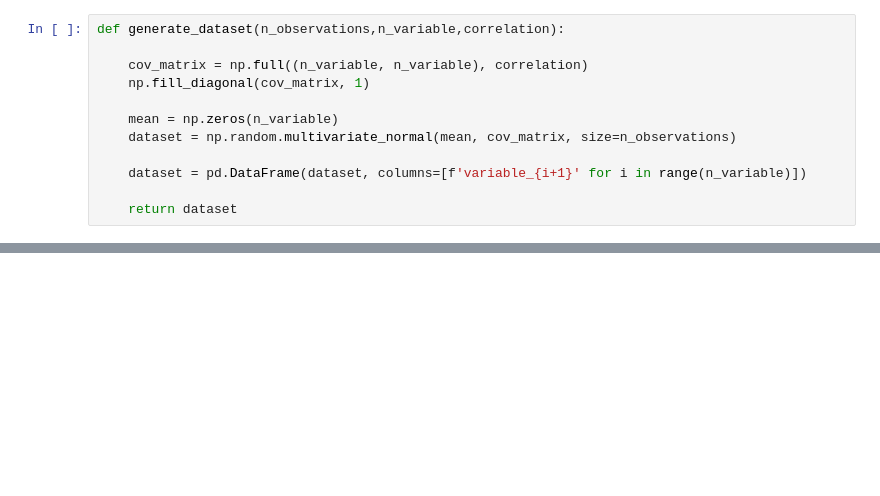
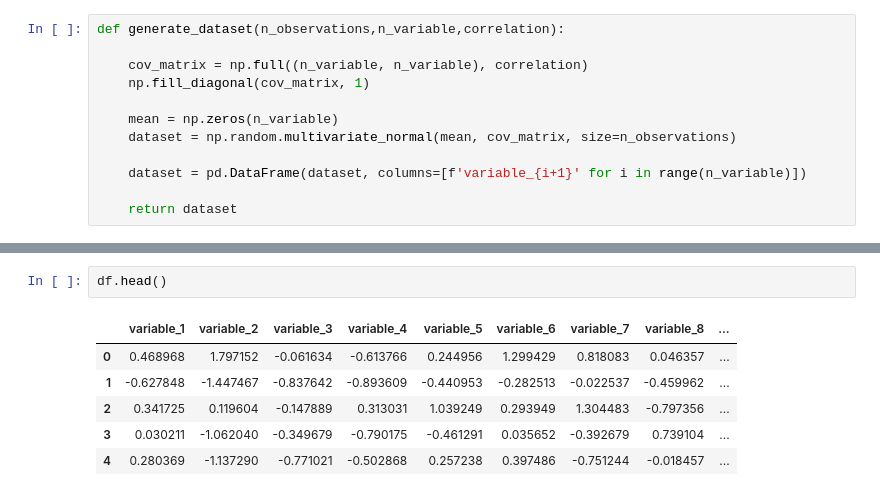
Before and after one commit to depa-tto/Thesis, a Jupyter notebook: attempt.ipynb, the cells around one changed output, grey strips where cells are left out. Cells and saved outputs as stored; diff of their text form; blank space fills up the shorter version.

```diff
--- a/attempt.ipynb
+++ b/attempt.ipynb
@@ -43,0 +45,9 @@ correlation: 0.51, p-value: 0.0000
+# %%
+df.head()
+# %% [output]
+|  | variable_1 | variable_2 | variable_3 | variable_4 | variable_5 | variable_6 | variable_7 | variable_8 | ... |
+| 0 | 0.468968 | 1.797152 | -0.061634 | -0.613766 | 0.244956 | 1.299429 | 0.818083 | 0.046357 | ... |
+| 1 | -0.627848 | -1.447467 | -0.837642 | -0.893609 | -0.440953 | -0.282513 | -0.022537 | -0.459962 | ... |
+| 2 | 0.341725 | 0.119604 | -0.147889 | 0.313031 | 1.039249 | 0.293949 | 1.304483 | -0.797356 | ... |
+| 3 | 0.030211 | -1.062040 | -0.349679 | -0.790175 | -0.461291 | 0.035652 | -0.392679 | 0.739104 | ... |
+| 4 | 0.280369 | -1.137290 | -0.771021 | -0.502868 | 0.257238 | 0.397486 | -0.751244 | -0.018457 | ... |
```
Also changed, not shown: parts of 15 cells of this notebook.
